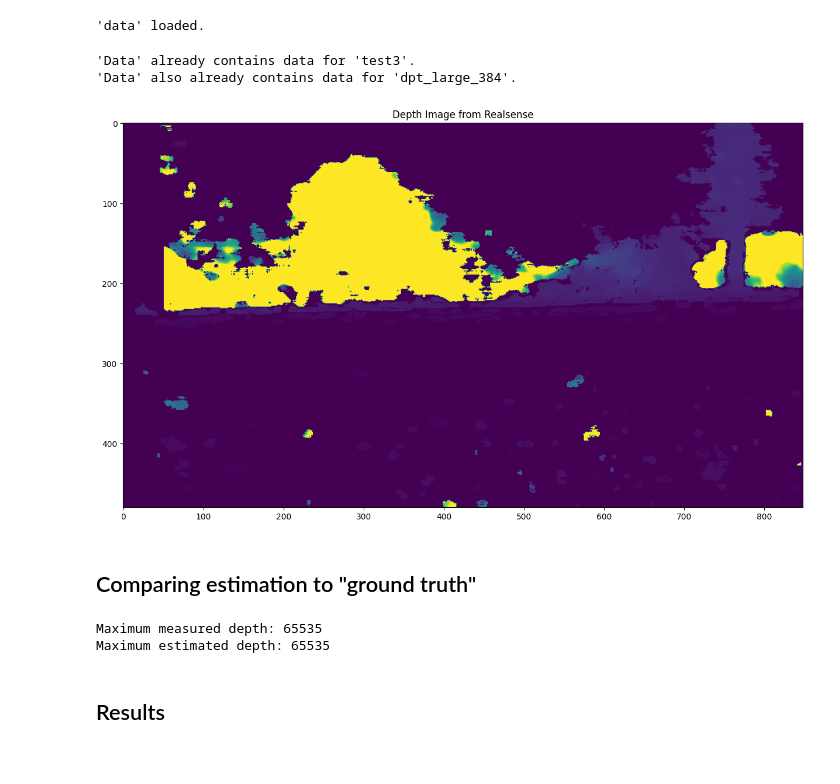
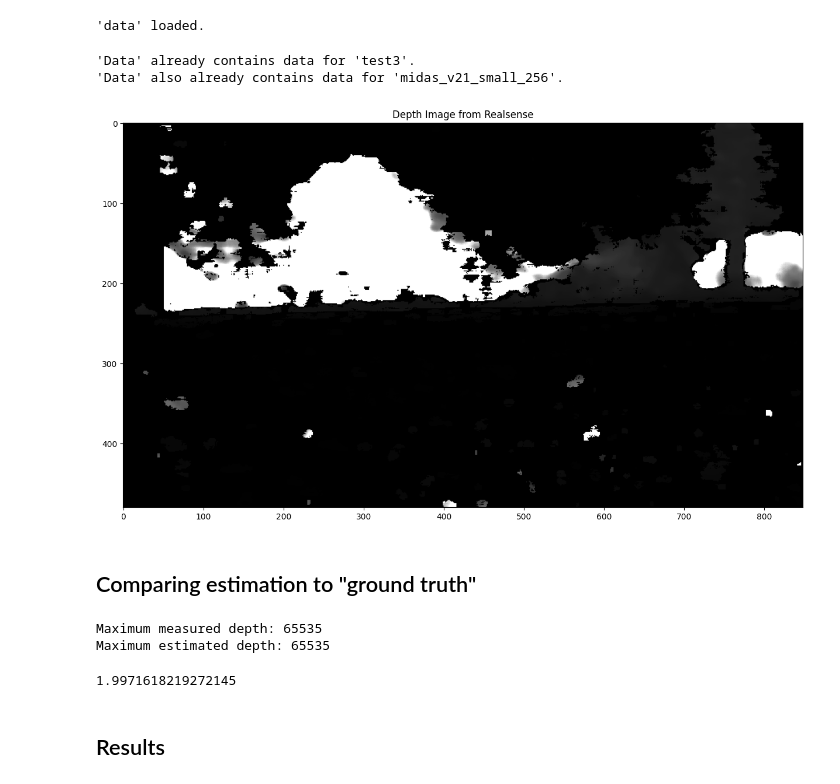
Before and after one commit to rwittmuess/Monocular_Depth_Estimation_Performance, a Jupyter notebook: eval_performance.ipynb, the cells around one changed output. Cells and saved outputs as stored; diff of their text form; code cells hidden in the pictures.

```diff
--- a/eval_performance.ipynb
+++ b/eval_performance.ipynb
@@ -16,8 +16,10 @@ topic_depth = '/d455/depth/image_rect_raw'
 input_path = 'input'
 output_path = 'output'
 
-model_path = 'weights/dpt_large_384.pt'
-model_type = 'dpt_large_384'
+# model_path = 'weights/dpt_large_384.pt'
+# model_type = 'dpt_large_384'
+model_path = 'weights/midas_v21_small_256.pt'
+model_type = 'midas_v21_small_256'
 
 optimize=False
 side=False
@@ -25,7 +27,6 @@ height=None
 square=False
 grayscale=True # Realsense output is grayscale
 
-
 # =============================================
 idx_analysed_frame = -200
 # %% [markdown]
@@ -72,12 +73,8 @@ except FileNotFoundError:
 bag = rosbag.Bag(os.path.join('drone_data', bag_file_name))
 
 # get data from rosbag
-image_data_infra1_ros = b2d.getImageData(bag, topic_cam1)
-image_data_infra2_ros = b2d.getImageData(bag, topic_cam2)
-
-# transform data into list of numpy arrays/matrices
-image_data_infra1_np = b2d.ros_IMG_2numpy(image_data_infra1_ros)
-image_data_infra2_np = b2d.ros_IMG_2numpy(image_data_infra2_ros)
+image_data_infra1_np, height, width = b2d.getImageData(bag, topic_cam1)
+image_data_infra2_np, height, width = b2d.getImageData(bag, topic_cam2)
 
 print("The bags contain", len(image_data_infra1_np), "and", len(image_data_infra2_np), "Frames.")
 # %% [output]
@@ -215,7 +227,7 @@ else:
     print('Added \'' + new_category + '\' to \'' + model_type + '\' in \'' + test_run + '\'.')
 # %% [output]
 'Data' already contains data for 'test3'.
-'Data' also already contains data for 'dpt_large_384'.
+'Data' also already contains data for 'midas_v21_small_256'.
 # %%
 # save data to pickle file
 with open("data.pickle", "wb") as file:
@@ -223,11 +235,11 @@ with open("data.pickle", "wb") as file:
     file.close()
 # %%
 fig = plt.figure(figsize =(15, 15))
-plt.imshow(data[test_run][model_type]['depth_rs'][idx_analysed_frame])
+plt.imshow(data[test_run][model_type]['depth_rs'][idx_analysed_frame],cmap='gray')
 plt.title("Depth Image from Realsense")
 plt.show()
 # %% [output]
-[figure, old version]
+[figure, new version]
 # %% [markdown]
 ## Comparing estimation to "ground truth"
 # %%
@@ -249,9 +261,12 @@ print('Maximum estimated depth: ' + str(max_estimated1_depth))
 
 
 difference_pic = data[test_run][model_type]['depth_estimate1'][idx_analysed_frame]/max_estimated1_depth + data[test_run][model_type]['depth_rs'][idx_analysed_frame]/max_measured_depth
+
+difference_pic.max()
 # %% [output]
 Maximum measured depth: 65535
 Maximum estimated depth: 65535
+1.9971618219272145
 # %% [markdown]
 ## Results
 # %%
```
Also changed, not shown: parts of 19 cells of this notebook.
